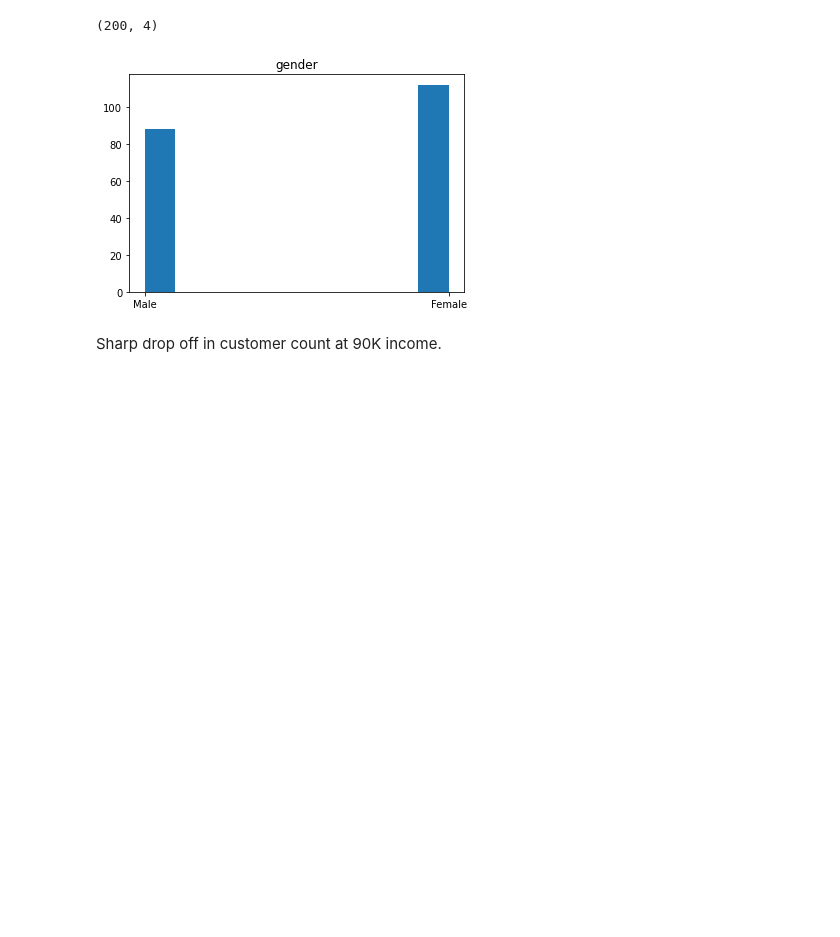
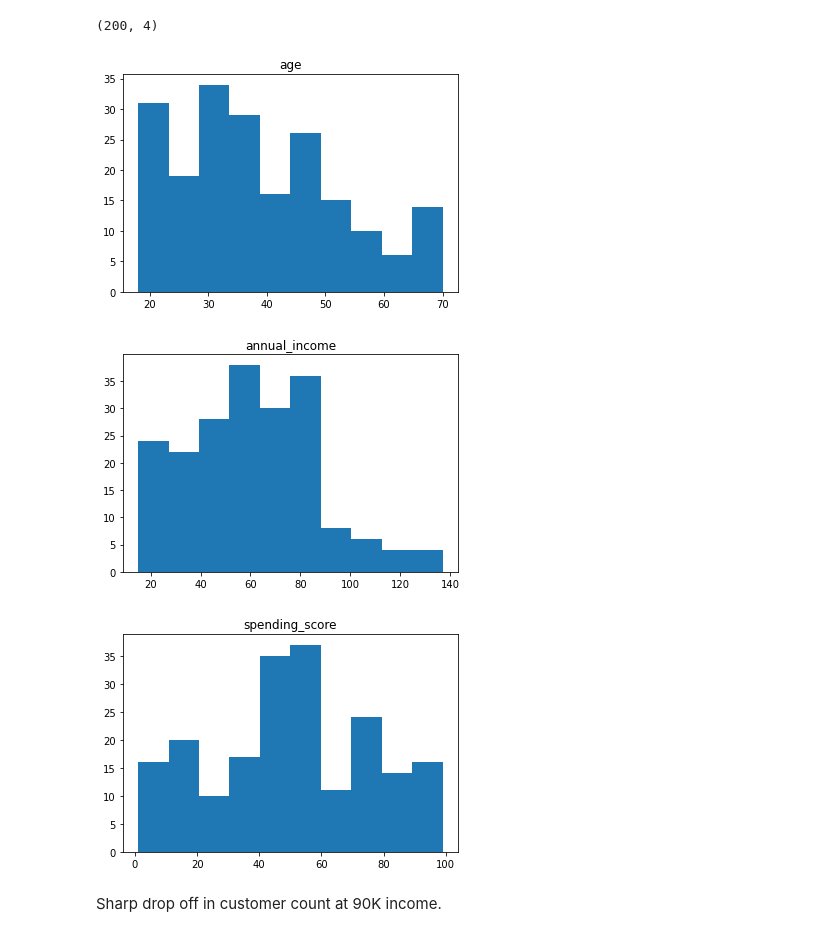
Before and after one commit to Johndsalas/lesson_prep, a Jupyter notebook: Mall_data.ipynb, the cells around one changed output. Saved outputs shown, nothing was run; the diff lists cells and outputs as text; code cells hidden in the pictures; blank space fills up the shorter version.

```diff
--- a/Mall_data.ipynb
+++ b/Mall_data.ipynb
@@ -81,14 +81,16 @@ df.shape
 (200, 4)
 # %%
 # distribution of the data
-num_cols = [col for col in df.columns if df[col].dtype == 'object']
+num_cols = [col for col in df.columns if df[col].dtype == 'int64']
 
 for col in num_cols:
     plt.hist(df[col])
     plt.title(col)
     plt.show()
 # %% [output]
-[figure, old version]
+[figure, new version]
+[figure, added]
+[figure, added]
 # %% [markdown]
 Sharp drop off in customer count at 90K income.
 # %%
```
Also changed, not shown: 1 other file.
